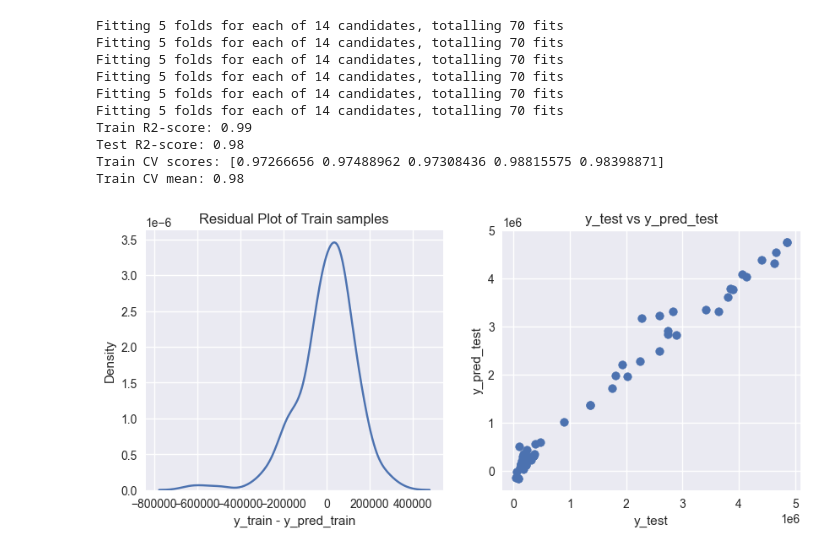
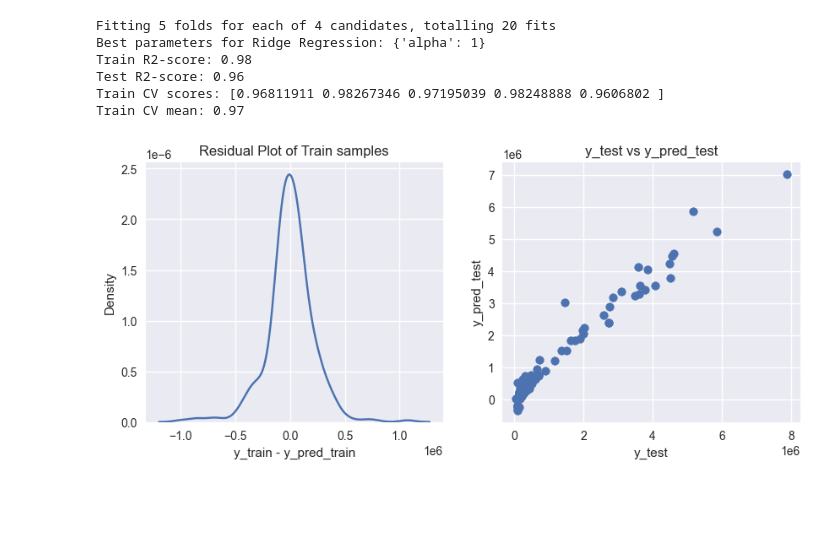
Before and after one commit to machine-learning-elite/Suggestions-for-perfume, a Jupyter notebook: TrainingDataTest.ipynb, the cells around one changed output. Drawn from its saved outputs; the diff is of its cells as text; code cells hidden in the pictures; blank space fills up the shorter version.

```diff
--- a/TrainingDataTest.ipynb
+++ b/TrainingDataTest.ipynb
@@ -41,4 +19,4 @@ OSError: 'seaborn' is not a valid package style, path of style file, URL of styl
 # %%
-df_main = pd.read_csv('Crawl/Data/Perfume_Data.csv')
+df_main = pd.read_csv('Crawl/Data/Perfume_Data2.csv')
 df_main.head()
 # %% [output]
@@ -94,9 +70,4 @@ priceold        11
 dtype: int64
-# %%
-# Tiền xử lý dữ liệu
-# Loại bỏ ký hiệu tiền tệ, dấu phân cách và khoảng trắng, sau đó chuyển đổi giá trị thành số thực
-df_main['pricenew'] = df_main['pricenew'].str.replace('₫', '').str.replace('.', '').str.replace(' ', '').astype(float)
-df_main['priceold'] = df_main['priceold'].str.replace('₫', '').str.replace('.', '').str.replace(' ', '').astype(float)
 # %%
 # Xử lý cột 'sale' để chuyển đổi thành phần trăm giảm giá
 # Loại bỏ ký hiệu phần trăm và các ký tự không mong muốn
@@ -109,7 +80,7 @@ df_main['discount_percent'] = pd.to_numeric(df_main['sale'], errors='coerce')
 df_main.rename(columns={'name': 'Tên_Sản_Phẩm', 'brand': 'Thương_Hiệu', 'pricenew': 'Giá_Bán', 'priceold': 'Giá_Gốc', 'discount_percent': 'Phần_Trăm_Giảm'}, inplace=True)
 # %%
 # Loại bỏ các cột không cần thiết
-df_main.drop(columns=['Unnamed: 0', 'sale'], inplace=True)
+df_main.drop(columns=['sale'], inplace=True)
 # %%
 # Hiển thị dataframe đã được chỉnh sửa
 df_main.head()
@@ -233,7 +203,7 @@ df_main['Thương_Hiệu'].fillna('Elite Perfume', inplace=True)
 df_main['Phần_Trăm_Giảm'] = df_main['Phần_Trăm_Giảm'].fillna(0.0)
 df_main.loc[df_main['Phần_Trăm_Giảm'] == 0.0, 'Giá_Gốc'] = df_main['Giá_Bán']
 
-df_main = df_main.drop(columns=['Unnamed: 0.1', 'Tên_Sản_Phẩm'])  # Loại bỏ các cột không cần thiết
+df_main = df_main.drop(columns=['Tên_Sản_Phẩm'])  # Loại bỏ các cột không cần thiết
 X = df_main.drop(columns=['Giá_Bán'])  # Biến đầu vào
 y = df_main['Giá_Bán']  # Biến mục tiêu
 # %%
@@ -352,32 +325,36 @@ Linear Regression - So sánh giá ban đầu với giá mô hình dự đoán
 # %%
-# Ridge Regression
-ridge = Ridge()
-alpha = np.logspace(-3, 3, 14)
-ridge_rs = RandomizedSearchCV(estimator=ridge, param_distributions=dict(alpha=alpha), n_iter=100, cv=5, random_state=1, n_jobs=-1, verbose=2)
-perfume_pred_model(ridge_rs, "ridge.pkl")
+# Khởi tạo mô hình Ridge Regression
+ridge_reg = Ridge()
+# Thiết lập các tham số cần tìm kiếm
+param_grid_ridge = {'alpha': [0.1, 1, 10, 100]}
 
-# Kiểm thử mô hình Ridge Regression
-y_pred_test_ridge = ridge_rs.predict(X_test_scaled)
-mae_ridge = mean_absolute_error(y_test, y_pred_test_ridge)
-mse_ridge = mean_squared_error(y_test, y_pred_test_ridge)
-rmse_ridge = np.sqrt(mse_ridge)
-print(f"Ridge - Mean Absolute Error: {mae_ridge}")
-print(f"Ridge - Mean Squared Error: {mse_ridge}")
-print(f"Ridge - Root Mean Squared Error: {rmse_ridge}")
+# Grid search với cross-validation
+grid_search_ridge = GridSearchCV(estimator=ridge_reg, param_grid=param_grid_ridge, cv=5, n_jobs=-1, verbose=2)
+grid_search_ridge.fit(X_train, y_train)
 
-# So sánh giá ban đầu với giá mô hình dự đoán cho Ridge Regression
-comparison_df_ridge = pd.DataFrame({'Giá_Ban_Dau': y_test, 'Gia_Du_Doan': y_pred_test_ridge})
-print("Ridge Regression - So sánh giá ban đầu với giá mô hình dự đoán")
-print(comparison_df_ridge)
+# In ra các tham số tốt nhất
+print(f"Best parameters for Ridge Regression: {grid_search_ridge.best_params_}")
+
+# Sử dụng mô hình tốt nhất để dự đoán
+best_ridge = grid_search_ridge.best_estimator_
+y_pred_test = best_ridge.predict(X_test)
+perfume_pred_model(ridge_reg, "ridge.pkl")
+# Kiểm thử mô hình
+mae = mean_absolute_error(y_test, y_pred_test)
+mse = mean_squared_error(y_test, y_pred_test)
+rmse = np.sqrt(mse)
+print(f"Mean Absolute Error: {mae}")
+print(f"Mean Squared Error: {mse}")
+print(f"Root Mean Squared Error: {rmse}")
+
+# So sánh giá ban đầu với giá mô hình dự đoán
+comparison_df = pd.DataFrame({'Giá_Ban_Dau': y_test, 'Gia_Du_Doan': y_pred_test})
+print(comparison_df)
 # %% [output]
-Fitting 5 folds for each of 14 candidates, totalling 70 fits
-Fitting 5 folds for each of 14 candidates, totalling 70 fits
-Fitting 5 folds for each of 14 candidates, totalling 70 fits
-Fitting 5 folds for each of 14 candidates, totalling 70 fits
-Fitting 5 folds for each of 14 candidates, totalling 70 fits
-Fitting 5 folds for each of 14 candidates, totalling 70 fits
-Train R2-score: 0.99
-Test R2-score: 0.98
-Train CV scores: [0.97266656 0.97488962 0.97308436 0.98815575 0.98398871]
-Train CV mean: 0.98
+Fitting 5 folds for each of 4 candidates, totalling 20 fits
+Best parameters for Ridge Regression: {'alpha': 1}
+Train R2-score: 0.98
+Test R2-score: 0.96
+Train CV scores: [0.96811911 0.98267346 0.97195039 0.98248888 0.9606802 ]
+Train CV mean: 0.97
-[figure, old version]
+[figure, new version]
```
Also changed, not shown: parts of 23 cells of this notebook.
